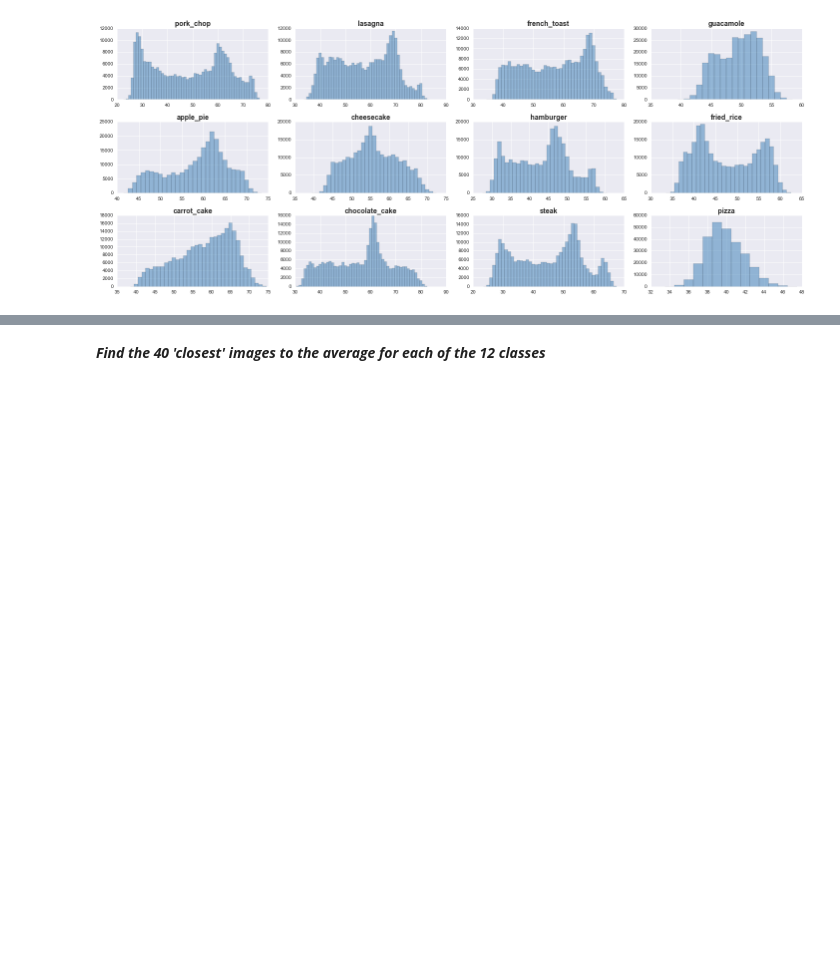
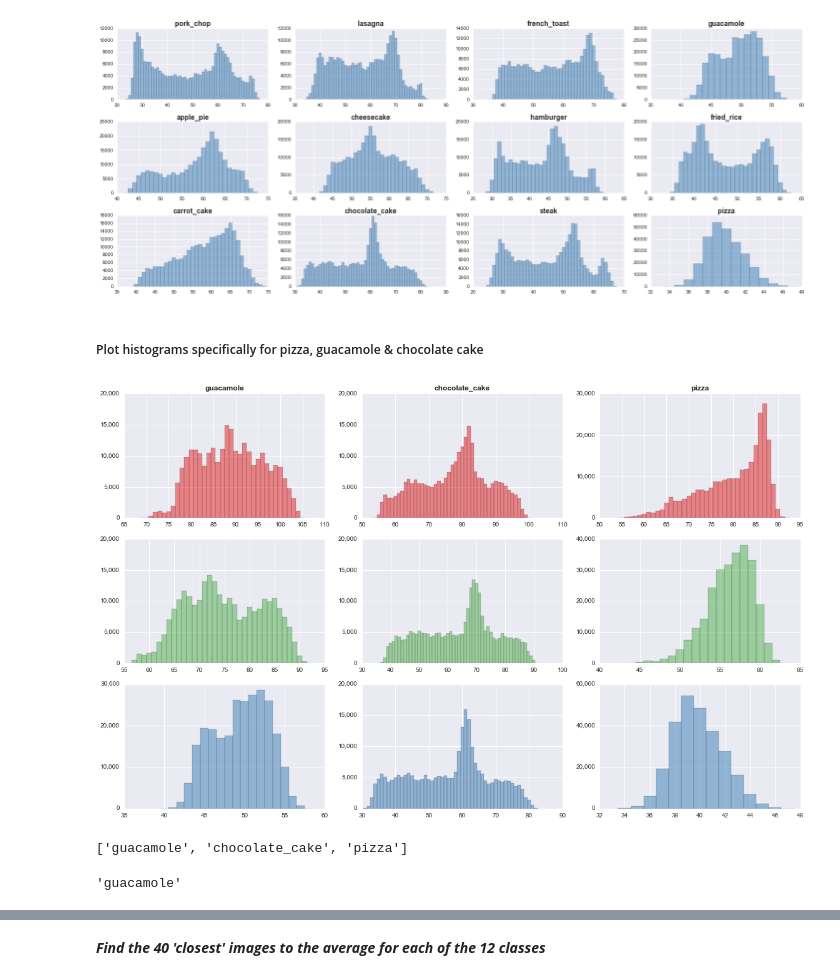
Before and after one commit to simonb83/DataScienceIntensive, a Jupyter notebook: capstone/notebooks/interim_report.ipynb, the cells around one changed output, grey strips where cells are left out. Drawn from its saved outputs; the diff is of its cells as text; code cells hidden in the pictures; blank space fills up the shorter version.

```diff
--- a/capstone/notebooks/interim_report.ipynb
+++ b/capstone/notebooks/interim_report.ipynb
@@ -120,3 +169,52 @@ im.plot_histogram(avg_images, names, 1)
 im.plot_histogram(avg_images, names, 2)
 # %% [output]
 [figure]
+# %% [markdown]
+##### Plot histograms specifically for pizza, guacamole & chocolate cake
+# %%
+def set_scale(max_val):
+    # Round to nearest 10000
+    top = np.ceil(max_val / 10000) * 10000
+    if top <= 20000:
+        return np.arange(0, top + 1, 5000)
+    elif top <= 50000:
+        return np.arange(0, top + 1, 10000)
+    else:
+        return np.arange(0, top + 1, 20000)
+
+def func(x, pos):  # formatter function takes tick label and tick position
+    s = '{:0,d}'.format(int(x))
+    return s
+
+import matplotlib.ticker as tkr
+from matplotlib.ticker import FormatStrFormatter
+# %%
+sub_images = [avg_images[3], avg_images[9], avg_images[11]]
+sub_names = [names[3], names[9], names[11]]
+
+colors = ('#e41a1c', '#4daf4a', '#377eb8')
+fig, axes = plt.subplots(3, 3, figsize=(16, 10))
+
+for ax, image, name in zip(axes[0], sub_images, sub_names):
+    hist, bins = im.get_histogram(image, 0)
+    width = bins[1] - bins[0]
+    ax.bar(bins, hist, align='center', width=width, alpha=0.5, color=colors[0], axes=ax)
+    ax.set_yticks(set_scale(np.max(hist)))
+    ax.set_title("{}".format(name), weight='bold', size=12)
+    y_format = tkr.FuncFormatter(func)
+    ax.yaxis.set_major_formatter(y_format)
+    fig.tight_layout()
+
+for c, row in zip([1, 2], axes[1:]):
+    for ax, image, name in zip(row, sub_images, sub_names):
+        hist, bins = im.get_histogram(image, c)
+        width = bins[1] - bins[0]
+        ax.bar(bins, hist, align='center', width=width, alpha=0.5, color=colors[c], axes=ax)
+        ax.set_yticks(set_scale(np.max(hist)))
+        y_format = tkr.FuncFormatter(func)
+        ax.yaxis.set_major_formatter(y_format)
+        fig.tight_layout()
+plt.savefig('../reports/images/charts/histograms.pdf', format='pdf', dpi=1200)
+#plt.show()
+# %% [output]
+[figure, added]
@@ -122,0 +224,8 @@ im.plot_histogram(avg_images, names, 2)
+# %%
+sub_names
+# %% [output]
+['guacamole', 'chocolate_cake', 'pizza']
+# %%
+names[3], 9, 1
+# %% [output]
+'guacamole'
```
Also changed, not shown: parts of 10 cells of this notebook, 3 other files.
